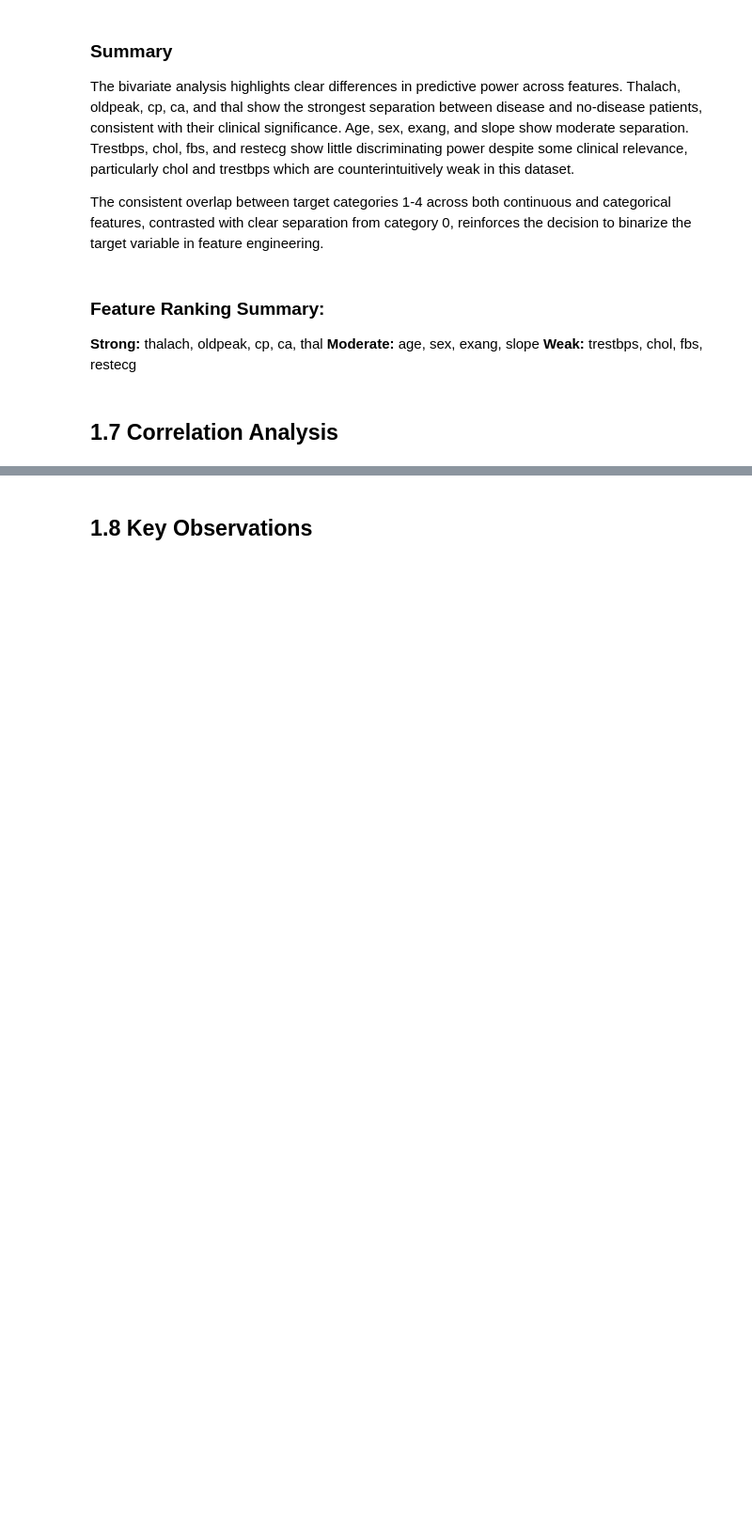
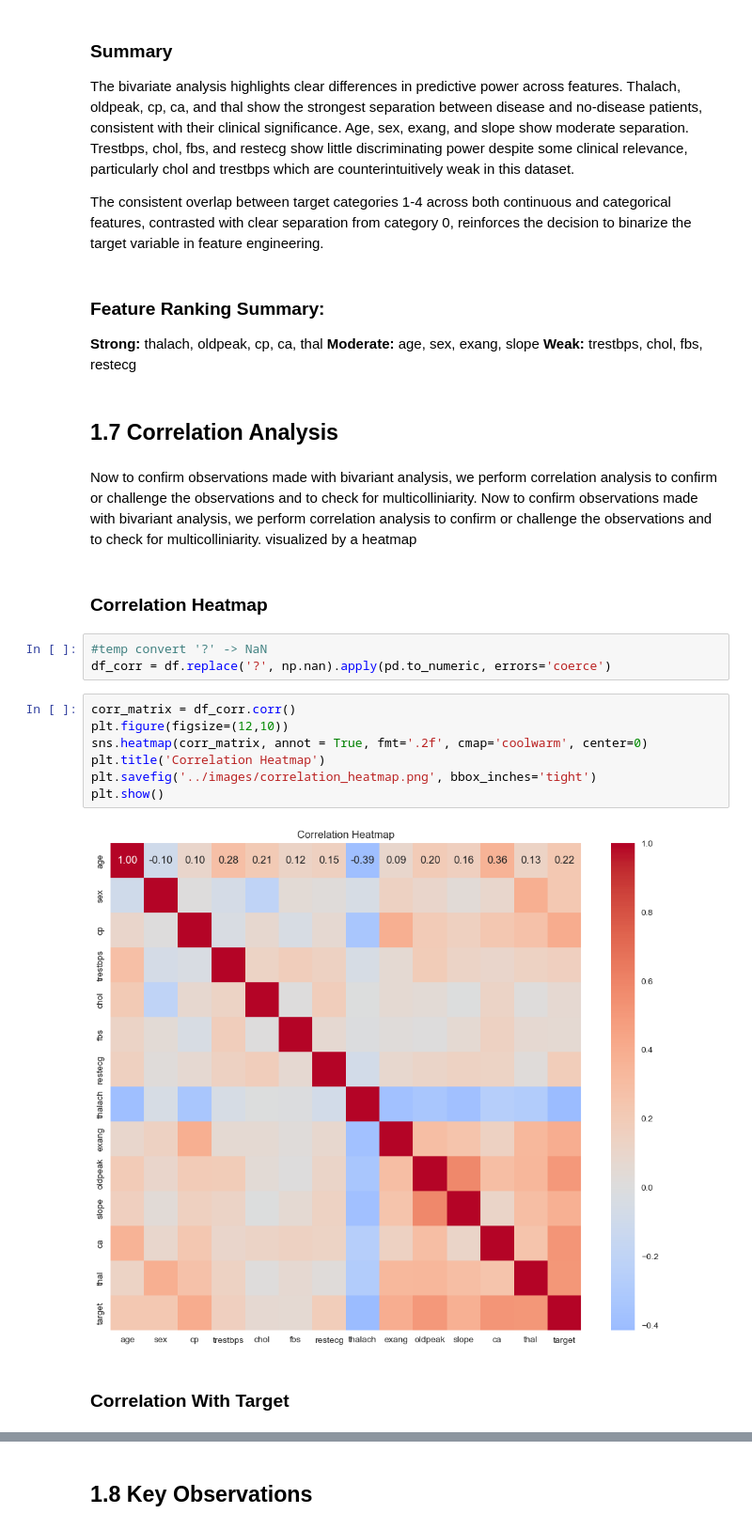
Before and after one commit to joshuasim/heart-disease-project, a Jupyter notebook: notebooks/01_eda.ipynb, the cells around one changed output, grey strips where cells are left out. Shown at 94% size. Cells and saved outputs as stored; diff of their text form; blank space fills up the shorter version.

Commit message:
Complete EDA 1.7: correlation analysis and multicollinearity check

```diff
--- a/notebooks/01_eda.ipynb
+++ b/notebooks/01_eda.ipynb
@@ -385,3 +385,21 @@ binarize the target variable in feature engineering.
 **Weak:** trestbps, chol, fbs, restecg
 # %% [markdown]
 ## 1.7 Correlation Analysis
+# %% [markdown]
+Now to confirm observations made with bivariant analysis, we perform correlation analysis to confirm or challenge the observations and to check for multicolliniarity. Now to confirm observations made with bivariant analysis, we perform correlation analysis to confirm or challenge the observations and to check for multicolliniarity. visualized by a heatmap
+# %% [markdown]
+### Correlation Heatmap
+# %%
+#temp convert '?' -> NaN
+df_corr = df.replace('?', np.nan).apply(pd.to_numeric, errors='coerce')
+# %%
+corr_matrix = df_corr.corr()
+plt.figure(figsize=(12,10))
+sns.heatmap(corr_matrix, annot = True, fmt='.2f', cmap='coolwarm', center=0)
+plt.title('Correlation Heatmap')
+plt.savefig('../images/correlation_heatmap.png', bbox_inches='tight')
+plt.show()
+# %% [output]
+[figure, added]
+# %% [markdown]
+### Correlation With Target
```
Also changed, not shown: parts of 2 cells of this notebook, 1 other file.
